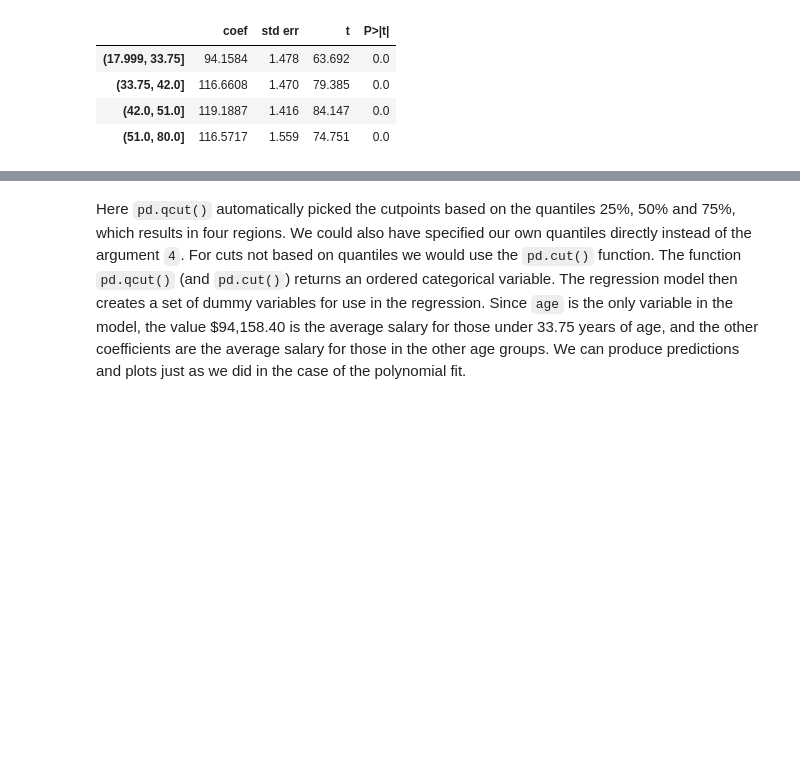
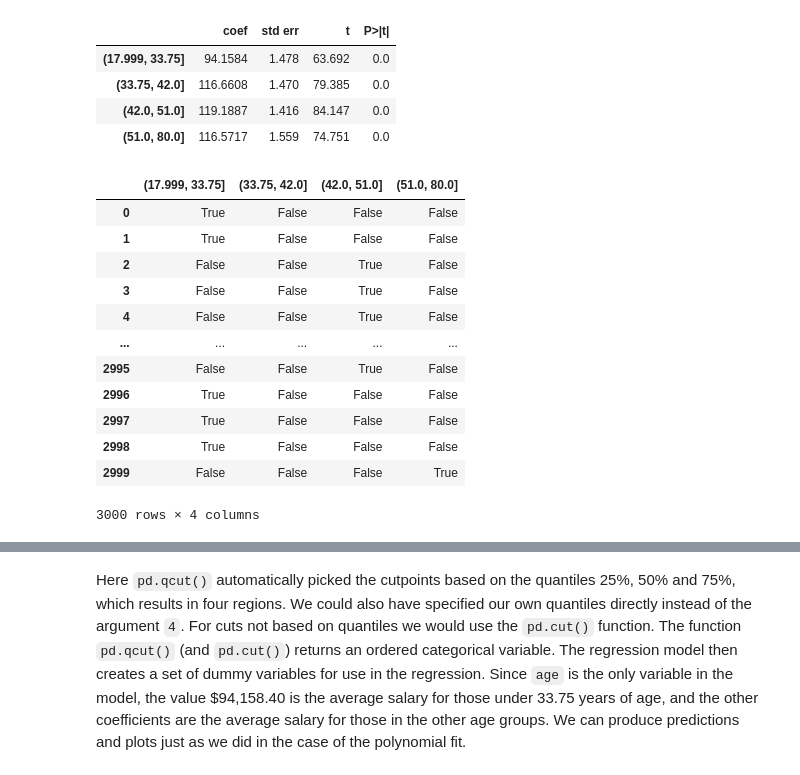
Before and after one commit to knightgu/ISLP_labs, a Jupyter notebook: Ch07-nonlin-lab.ipynb, the cells around one changed output, grey strips where cells are left out. Drawn from its saved outputs; the diff is of its cells as text; code cells hidden in the pictures; blank space fills up the shorter version.

```diff
--- a/Ch07-nonlin-lab.ipynb
+++ b/Ch07-nonlin-lab.ipynb
@@ -316,3 +316,19 @@ summarize(sm.OLS(y, pd.get_dummies(cut_age)).fit())
 | (33.75, 42.0] | 116.6608 | 1.470 | 79.385 | 0.0 |
 | (42.0, 51.0] | 119.1887 | 1.416 | 84.147 | 0.0 |
 | (51.0, 80.0] | 116.5717 | 1.559 | 74.751 | 0.0 |
+# %%
+pd.get_dummies(cut_age)
+# %% [output]
+|  | (17.999, 33.75] | (33.75, 42.0] | (42.0, 51.0] | (51.0, 80.0] |
+| 0 | True | False | False | False |
+| 1 | True | False | False | False |
+| 2 | False | False | True | False |
+| 3 | False | False | True | False |
+| 4 | False | False | True | False |
+| ... | ... | ... | ... | ... |
+| 2995 | False | False | True | False |
+| 2996 | True | False | False | False |
+| 2997 | True | False | False | False |
+| 2998 | True | False | False | False |
+| 2999 | False | False | False | True |
+3000 rows × 4 columns
```
Also changed, not shown: parts of 2 cells of this notebook.
